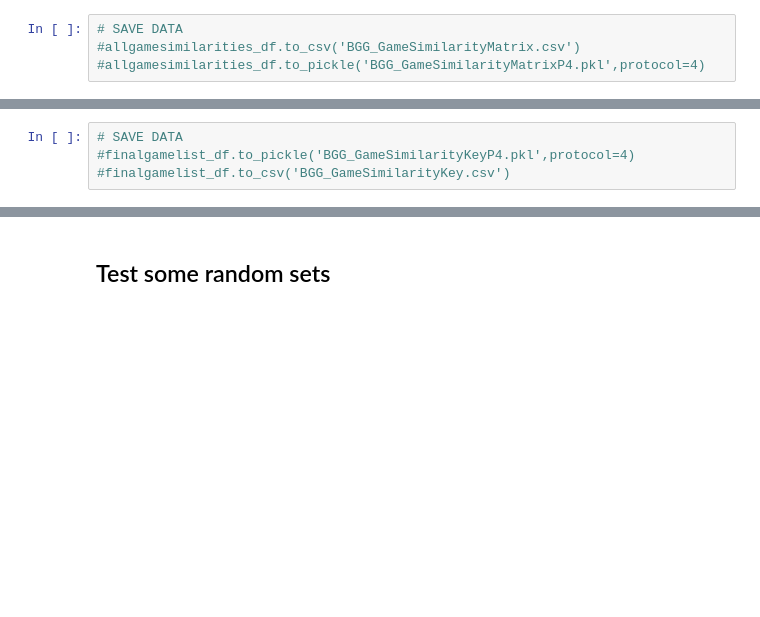
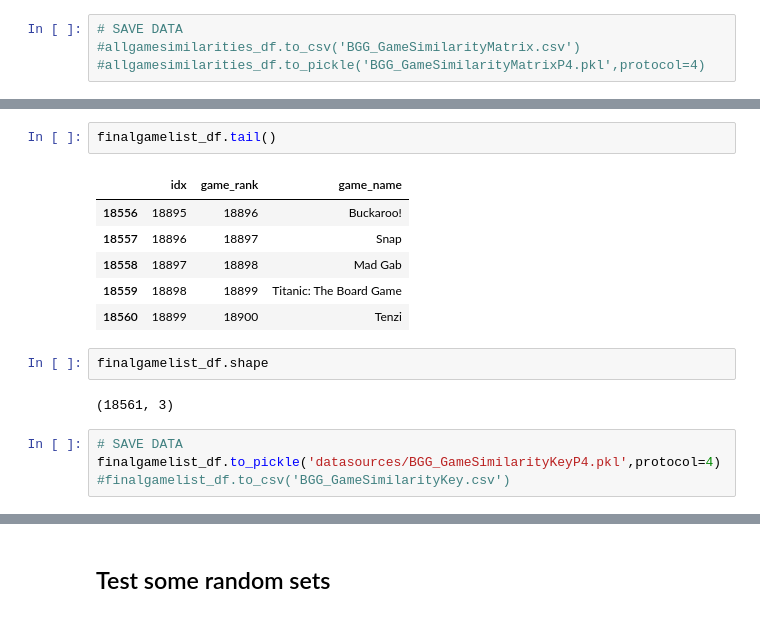
Before and after one commit to M055/insight-project, a Jupyter notebook: Boardgame_model.ipynb, the cells around one changed output, grey strips where cells are left out. Cells and saved outputs as stored; diff of their text form; blank space fills up the shorter version.

```diff
--- a/Boardgame_model.ipynb
+++ b/Boardgame_model.ipynb
@@ -172,4 +210,17 @@ finalgamelist_df = pd.DataFrame({'idx':allgamesdesc_df.index,'gamename':np.array
+# %%
+finalgamelist_df.tail()
+# %% [output]
+|  | idx | game_rank | game_name |
+| 18556 | 18895 | 18896 | Buckaroo! |
+| 18557 | 18896 | 18897 | Snap |
+| 18558 | 18897 | 18898 | Mad Gab |
+| 18559 | 18898 | 18899 | Titanic: The Board Game |
+| 18560 | 18899 | 18900 | Tenzi |
+# %%
+finalgamelist_df.shape
+# %% [output]
+(18561, 3)
 # %%
 # SAVE DATA
-#finalgamelist_df.to_pickle('BGG_GameSimilarityKeyP4.pkl',protocol=4)
+finalgamelist_df.to_pickle('datasources/BGG_GameSimilarityKeyP4.pkl',protocol=4)
 #finalgamelist_df.to_csv('BGG_GameSimilarityKey.csv')
```
Also changed, not shown: parts of 12 cells of this notebook, 11 other files.
